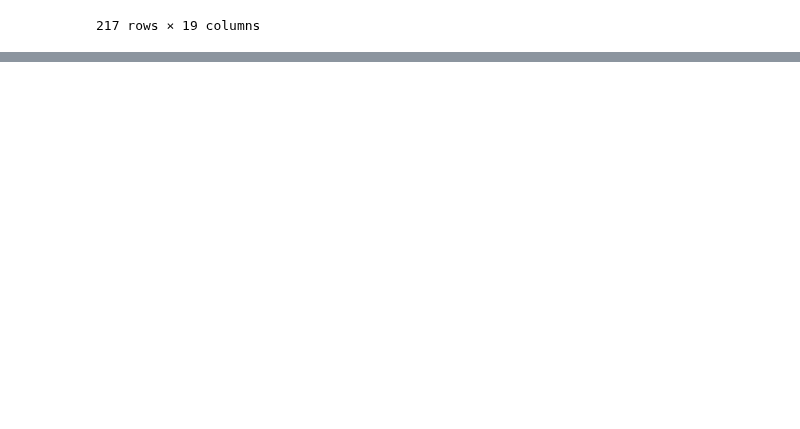
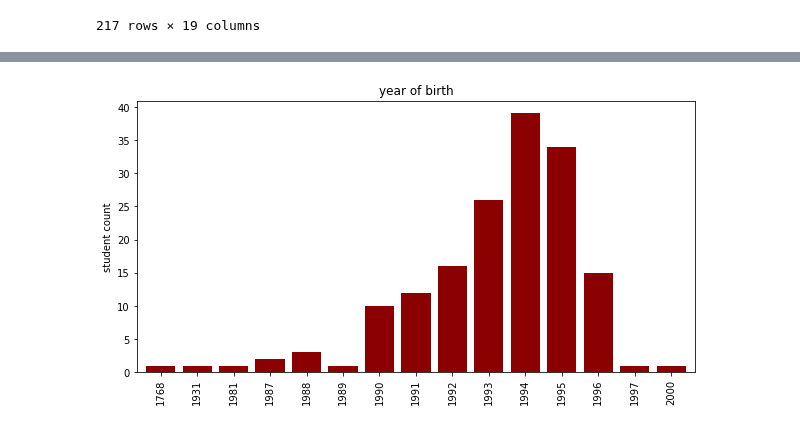
Before and after one commit to FionaLippert/DataMining, a Jupyter notebook: data_plotting.ipynb, the cells around one changed output, grey strips where cells are left out. Drawn from its saved outputs; the diff is of its cells as text; code cells hidden in the pictures; blank space fills up the shorter version.

```diff
--- a/data_plotting.ipynb
+++ b/data_plotting.ipynb
@@ -51,0 +50,9 @@ plt.show()
+# %%
+plt.figure(figsize=(10,5))
+years = db.y_birth[db.y_birth != missing_data]
+hist_years = years.value_counts().sort_index()
+ax = hist_years.plot(kind='bar', width=0.8, color='darkred', title='year of birth')
+ax.set_ylabel('student count')
+plt.show()
+# %% [output]
+[figure, added]
```
Also changed, not shown: parts of 3 cells of this notebook.
